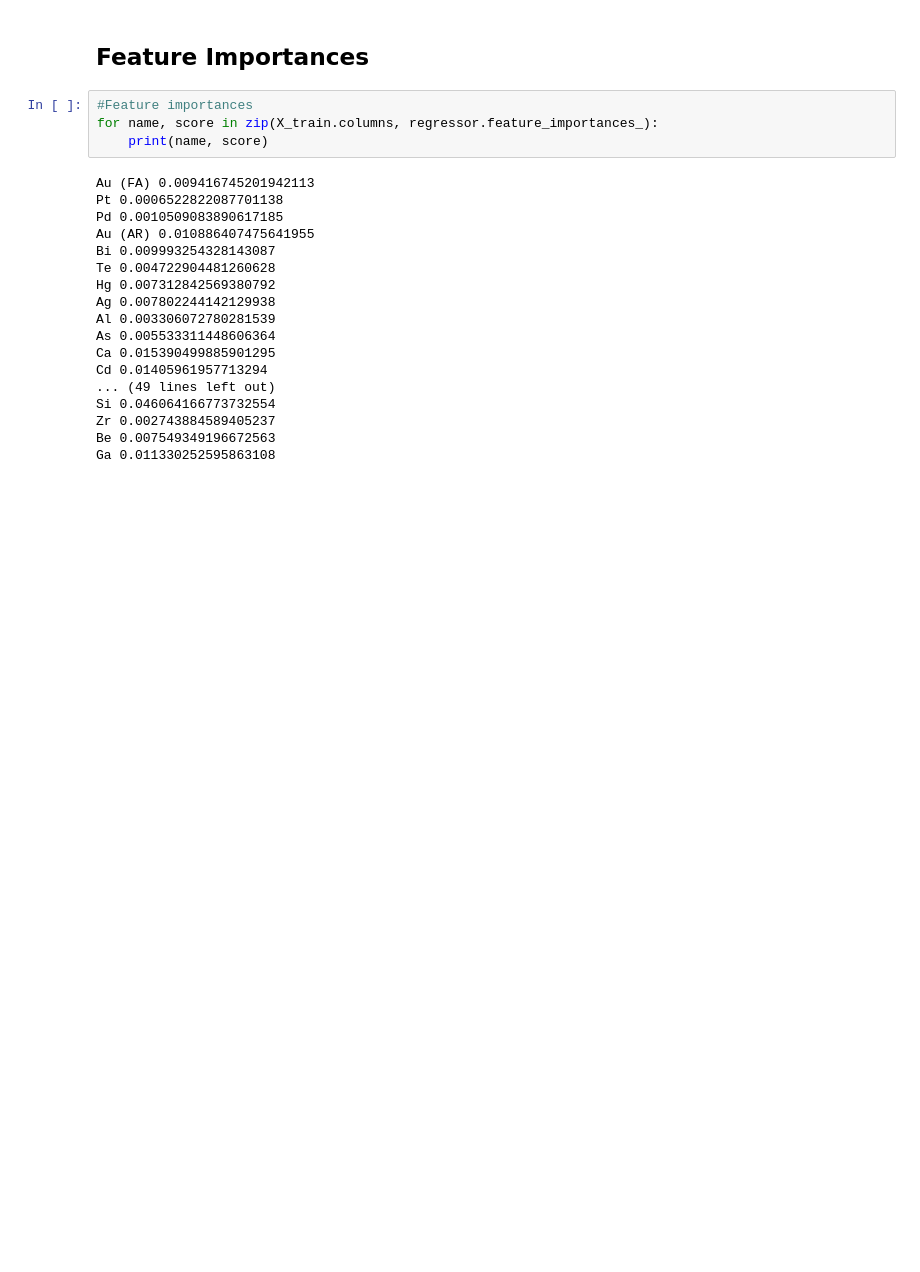
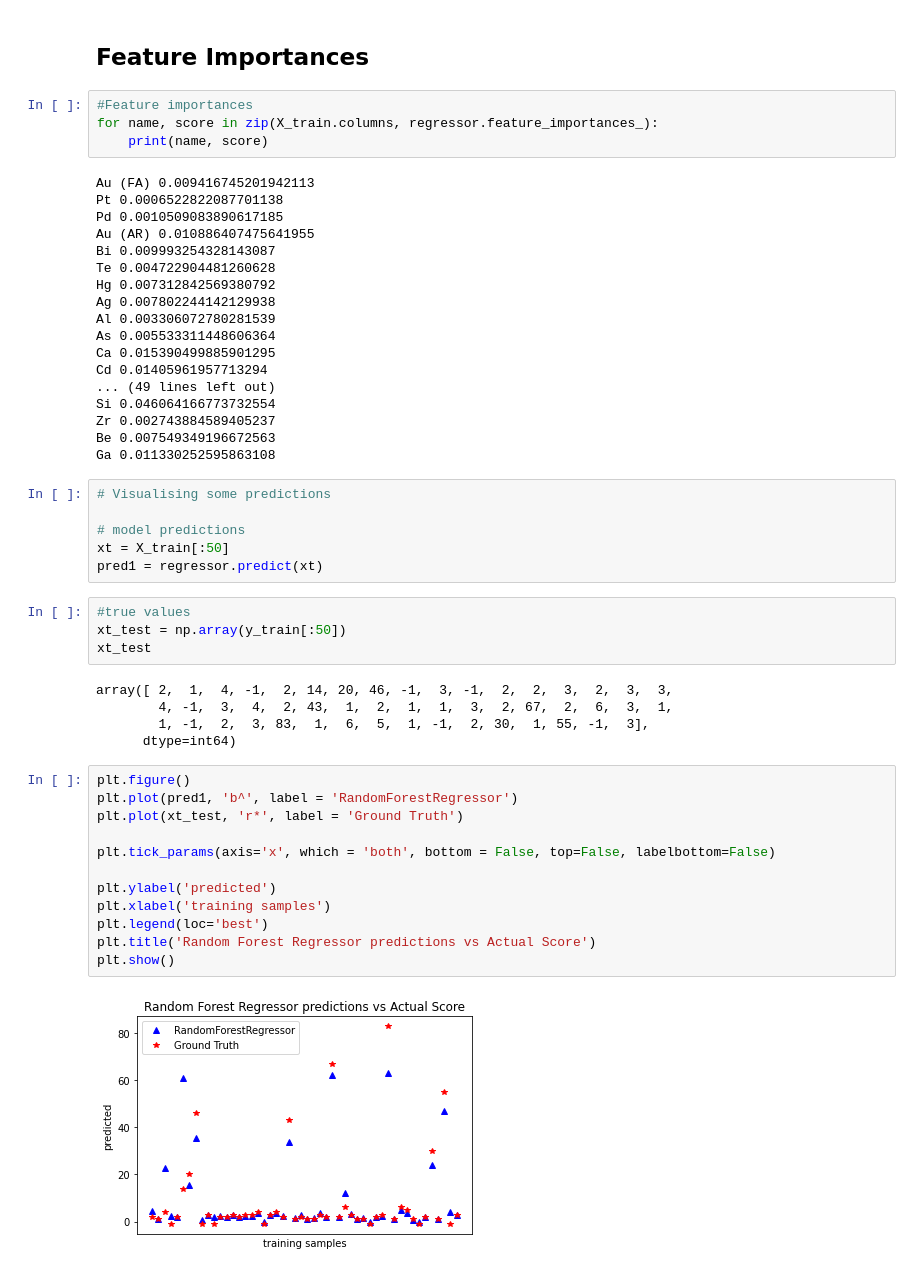
Before and after one commit to franticOreo/CriticalMinerals, a Jupyter notebook: asher/Osnaca_RF.ipynb, the cells around one changed output. Cells and saved outputs as stored; diff of their text form; blank space fills up the shorter version.

Commit message:
Random forest prediction visualisations

```diff
--- a/asher/Osnaca_RF.ipynb
+++ b/asher/Osnaca_RF.ipynb
@@ -196,3 +197,32 @@ Si 0.046064166773732554
 Zr 0.002743884589405237
 Be 0.007549349196672563
 Ga 0.011330252595863108
+# %%
+# Visualising some predictions
+
+# model predictions
+xt = X_train[:50]
+pred1 = regressor.predict(xt)
+# %%
+#true values
+xt_test = np.array(y_train[:50])
+xt_test
+# %% [output]
+array([ 2,  1,  4, -1,  2, 14, 20, 46, -1,  3, -1,  2,  2,  3,  2,  3,  3,
+        4, -1,  3,  4,  2, 43,  1,  2,  1,  1,  3,  2, 67,  2,  6,  3,  1,
+        1, -1,  2,  3, 83,  1,  6,  5,  1, -1,  2, 30,  1, 55, -1,  3],
+      dtype=int64)
+# %%
+plt.figure()
+plt.plot(pred1, 'b^', label = 'RandomForestRegressor')
+plt.plot(xt_test, 'r*', label = 'Ground Truth')
+
+plt.tick_params(axis='x', which = 'both', bottom = False, top=False, labelbottom=False)
+
+plt.ylabel('predicted')
+plt.xlabel('training samples')
+plt.legend(loc='best')
+plt.title('Random Forest Regressor predictions vs Actual Score')
+plt.show()
+# %% [output]
+[figure, added]
```
Also changed, not shown: parts of 1 cell of this notebook.
